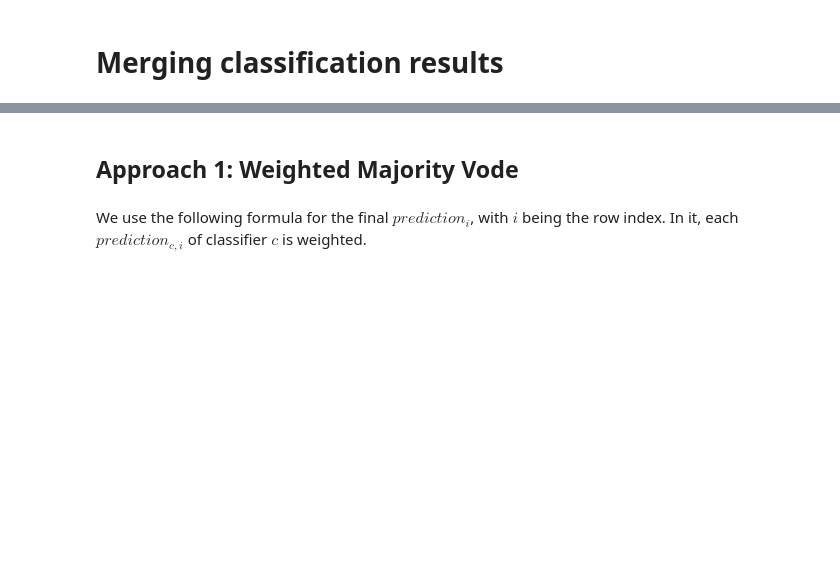
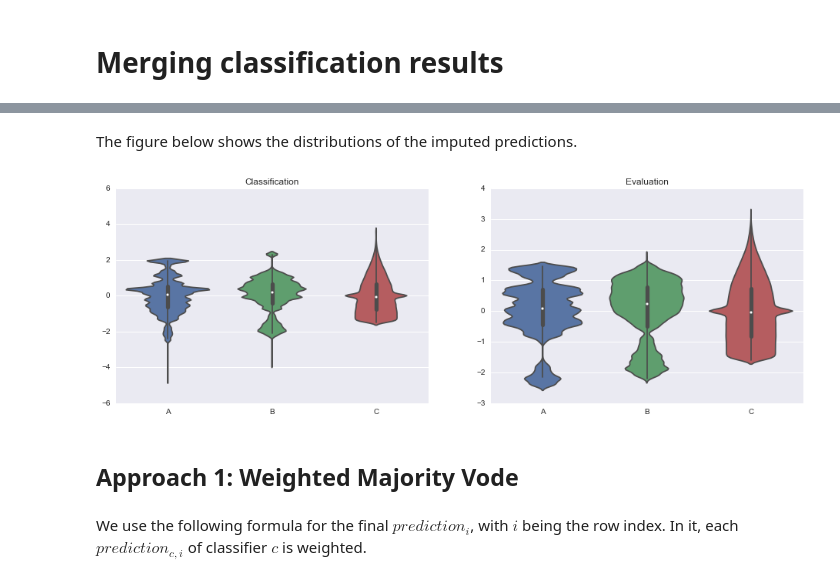
Before and after one commit to busfahren/dmc-results, a Jupyter notebook: merge.ipynb, the cells around one changed output, grey strips where cells are left out. Cells and saved outputs as stored; diff of their text form; code cells hidden in the pictures; blank space fills up the shorter version.

```diff
--- a/merge.ipynb
+++ b/merge.ipynb
@@ -3,3 +44,14 @@
+# %% [markdown]
+The figure below shows the distributions of the imputed predictions.
+# %%
+# Impute zeroes and convert confidenes to std-distances
+class_imputed = merge.impute_confidences(class_predictions)
+test_imputed = merge.impute_confidences(test_predictions)
+
+# Violinplot for imputed data
+confidence_plot(class_imputed, test_imputed)
+# %% [output]
+[figure, added]
 # %% [markdown]
 ## Approach 1: Weighted Majority Vode
 # %% [markdown]
```
Also changed, not shown: parts of 9 cells of this notebook, 2 other files.
